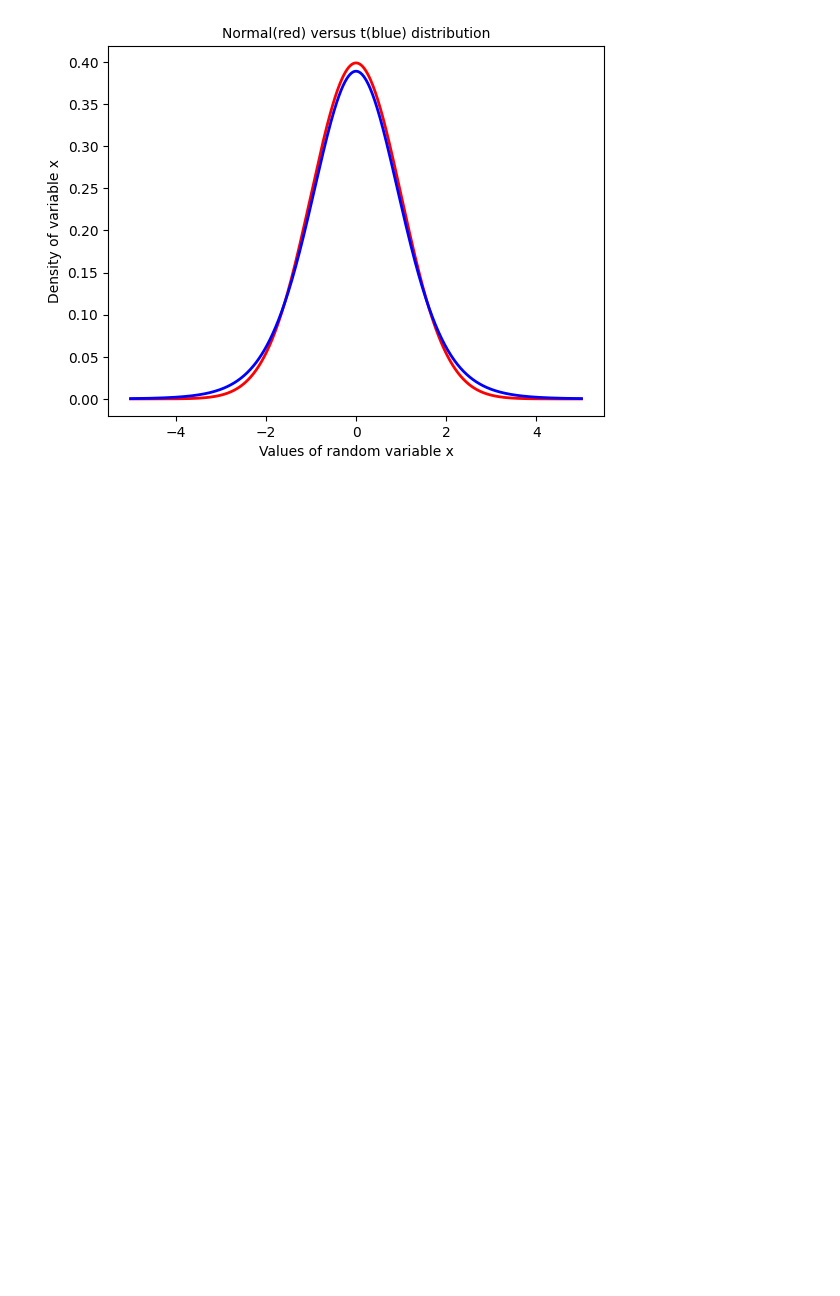
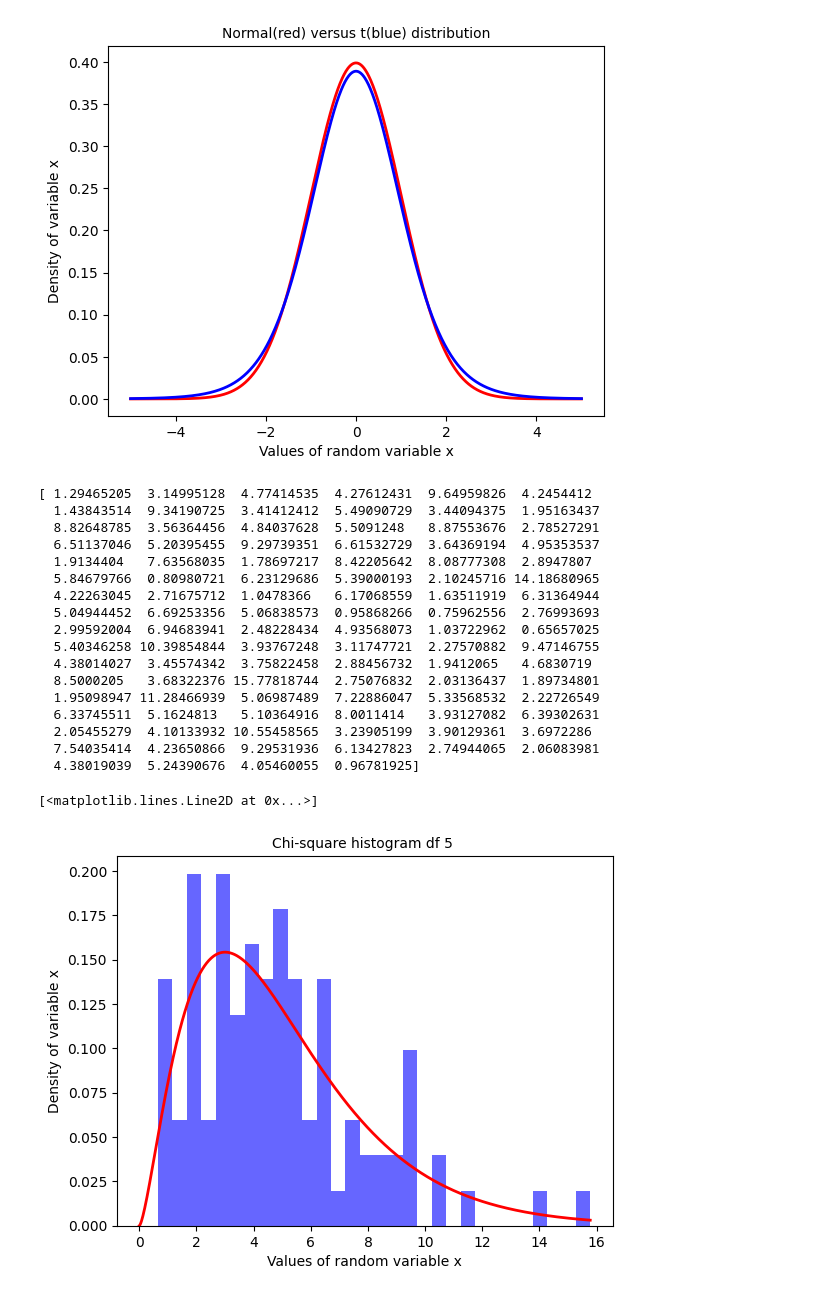
Before and after one commit to aryanssd/-sixteenth-exercices-for-loop, a Jupyter notebook: mathematics-python.ipynb, the cells around one changed output. Saved outputs shown, nothing was run; the diff lists cells and outputs as text; code cells hidden in the pictures; blank space fills up the shorter version.

Commit message:
Kaggle Notebook | mathematics-python | Chi-square Distribution

```diff
--- a/mathematics-python.ipynb
+++ b/mathematics-python.ipynb
@@ -363,3 +364,43 @@ plt.plot(x_range, pdf_values, 'b-', linewidth=2)
 # %% [output]
 [<matplotlib.lines.Line2D at 0x...>]
 [figure]
+# %%
+ degrees_of_freedom = 5
+
+samples= np.random.chisquare(degrees_of_freedom, size=100)
+
+print(samples)
+
+
+plt.hist(samples, bins=30, density=True, alpha = 0.6, color= 'blue', label='Chi-square Samples')
+plt.title(f"Chi-square histogram df {degrees_of_freedom} ", fontsize='10')
+plt.xlabel('Values of random variable x', fontsize='10')
+plt.ylabel('Density of variable x', fontsize='10')
+
+
+x_range = np.linspace(-0, max(samples), 1000)
+
+pdf_values = chi2.pdf(x_range, degrees_of_freedom)
+
+
+plt.plot(x_range, pdf_values, 'r-', linewidth=2, label='PDF')
+# %% [output]
+[ 1.29465205  3.14995128  4.77414535  4.27612431  9.64959826  4.2454412
+  1.43843514  9.34190725  3.41412412  5.49090729  3.44094375  1.95163437
+  8.82648785  3.56364456  4.84037628  5.5091248   8.87553676  2.78527291
+  6.51137046  5.20395455  9.29739351  6.61532729  3.64369194  4.95353537
+  1.9134404   7.63568035  1.78697217  8.42205642  8.08777308  2.8947807
+  5.84679766  0.80980721  6.23129686  5.39000193  2.10245716 14.18680965
+  4.22263045  2.71675712  1.0478366   6.17068559  1.63511919  6.31364944
+  5.04944452  6.69253356  5.06838573  0.95868266  0.75962556  2.76993693
+  2.99592004  6.94683941  2.48228434  4.93568073  1.03722962  0.65657025
+  5.40346258 10.39854844  3.93767248  3.11747721  2.27570882  9.47146755
+  4.38014027  3.45574342  3.75822458  2.88456732  1.9412065   4.6830719
+  8.5000205   3.68322376 15.77818744  2.75076832  2.03136437  1.89734801
+  1.95098947 11.28466939  5.06987489  7.22886047  5.33568532  2.22726549
+  6.33745511  5.1624813   5.10364916  8.0011414   3.93127082  6.39302631
+  2.05455279  4.10133932 10.55458565  3.23905199  3.90129361  3.6972286
+  7.54035414  4.23650866  9.29531936  6.13427823  2.74944065  2.06083981
+  4.38019039  5.24390676  4.05460055  0.96781925]
+[<matplotlib.lines.Line2D at 0x...>]
+[figure, added]
```
Also changed, not shown: parts of 10 cells of this notebook.
